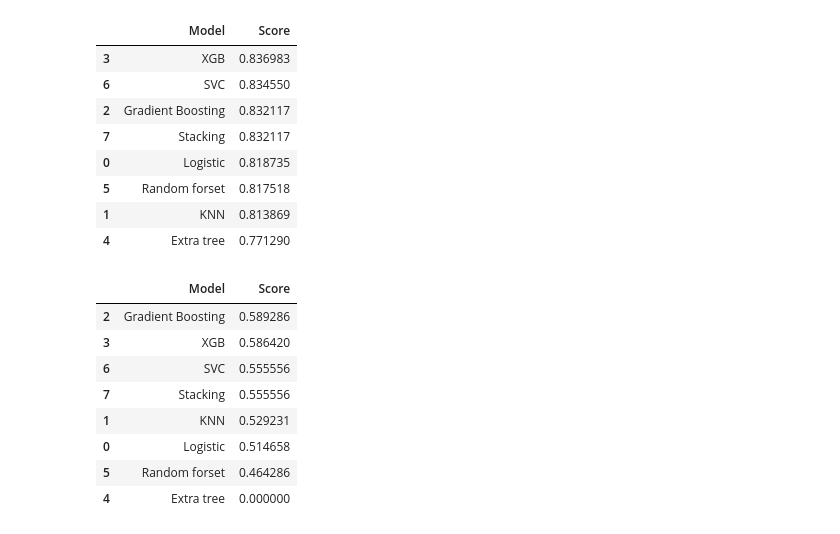
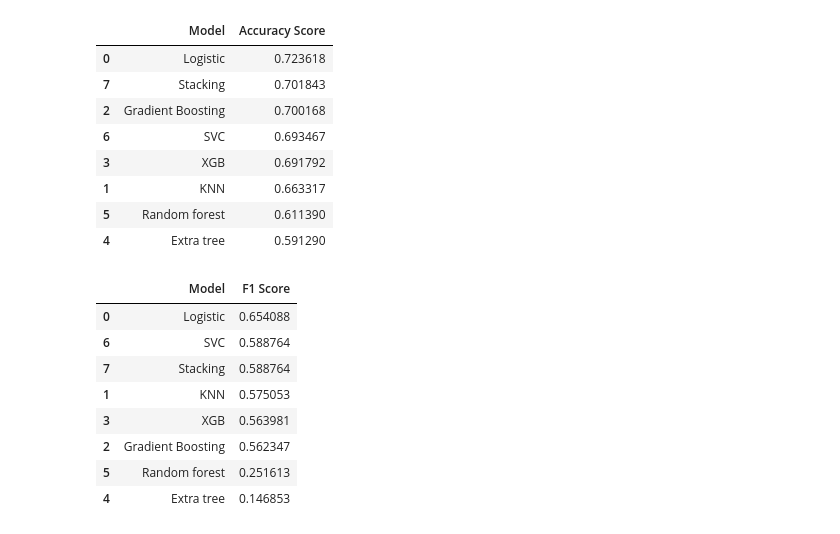
Before and after one commit to gayooncho/portfolio, a Jupyter notebook: project3/0722 _model.ipynb, the cells around one changed output. Cells and saved outputs as stored; diff of their text form; code cells hidden in the pictures.

```diff
--- a/project3/0722 _model.ipynb
+++ b/project3/0722 _model.ipynb
@@ -55,0 +58,15 @@ Name: 실효습도, Length: 2738, dtype: float64
+# %%
+# 무강수 일수?
+day = 0
+# weather.loc[i, '실효습도']
+
+for i in range(len(weather)):
+    rain = weather.loc[i, '일강수량']
+    if rain > 0:
+        day = 0
+        weather.loc[i, '무강수 일수'] = day
+    else:
+        day = day + 1
+        weather.loc[i, '무강수 일수'] = day
+
+# weather.loc[5, '일강수량']
@@ -55,0 +75,5 @@ Name: 실효습도, Length: 2738, dtype: float64
+# %%
+weather['관측일'] =  (weather['관측일']).astype('str')
+weather['발생월'] = weather['관측일'].str[4:6]
+weather['발생월'] = weather['발생월'].astype('int')
+weather = weather[(weather['발생월'] > 1) & (weather['발생월'] < 6)]   # 2, 3, 4, 5
@@ -118,0 +138,6 @@ weather_model = weather_model.fillna(method = 'ffill')
+# %%
+# weather.drop(['발생장소_시도', '관측일', '무강수 일수'], axis=1, inplace = True)
+
+# weather = weather[['산불발생여부', '일최고기온', '일최고수증기압', '일최대풍속풍향', '일최소상대습도', '일최저수증기압', '일평균상대습도', '일평균수증기압', '일평균전운량', '일합계일사량', '최다운량']]
+# weather = weather[['산불발생여부', '일최저현지기압', '일평균상대습도', '일최소상대습도', '일최대풍속', '일최대풍속풍향', '일최대순간풍속', '일최대순간풍속풍향', '일평균전운량', '최다운량', '실효습도', '일최소실효습도']]
+weather = weather[['산불발생여부', '일최고기온', '일최저수증기압', '일최대풍속', '일최대순간풍속', '일강수량', '일강수량', '일평균전운량']]
@@ -119,5 +150,5 @@ weather_model = weather_model.fillna(method = 'ffill')
 # %%
 # y에 산불 발생 유무, x에 변수
-y_data = weather_model[['산불발생여부']]
-x_data = weather_model.copy()
+y_data = weather[['산불발생여부']]
+x_data = weather.copy()
 del x_data['산불발생여부']
@@ -366,7 +417,7 @@ models = [logisticModel,
 # %%
 models = pd.DataFrame({
-    'Model' : ['Logistic', 'KNN', 'Gradient Boosting', 'XGB', 'Extra tree', 'Random forset', 'SVC', 'Stacking'],
-    'Score' : [
+    'Model' : ['Logistic', 'KNN', 'Gradient Boosting', 'XGB', 'Extra tree', 'Random forest', 'SVC', 'Stacking'],
+    'Accuracy Score' : [
         logisticModel_acc,
         KnnModel_acc,
         GBModel_acc,
@@ -376,41 +427,41 @@ models = pd.DataFrame({
         svc_acc,
         StackModel_acc]})
 
-models.sort_values(by= 'Score', ascending = False)
+models.sort_values(by= 'Accuracy Score', ascending = False)
 # %% [output]
-|  | Model | Score |
-| 3 | XGB | 0.836983 |
-| 6 | SVC | 0.834550 |
-| 2 | Gradient Boosting | 0.832117 |
-| 7 | Stacking | 0.832117 |
-| 0 | Logistic | 0.818735 |
-| 5 | Random forset | 0.817518 |
-| 1 | KNN | 0.813869 |
-| 4 | Extra tree | 0.771290 |
+|  | Model | Accuracy Score |
+| 0 | Logistic | 0.723618 |
+| 7 | Stacking | 0.701843 |
+| 2 | Gradient Boosting | 0.700168 |
+| 6 | SVC | 0.693467 |
+| 3 | XGB | 0.691792 |
+| 1 | KNN | 0.663317 |
+| 5 | Random forest | 0.611390 |
+| 4 | Extra tree | 0.591290 |
 # %%
 models = pd.DataFrame({
-    'Model' : ['Logistic', 'KNN', 'Gradient Boosting', 'XGB', 'Extra tree', 'Random forset', 'SVC', 'Stacking'],
-    'Score' : [
+    'Model' : ['Logistic', 'KNN', 'Gradient Boosting', 'XGB', 'Extra tree', 'Random forest', 'SVC', 'Stacking'],
+    'F1 Score' : [
         logisticModel_f1,
         KnnModel_f1,
         GBModel_f1,
         XGBMode1_f1,
         ETModel_f1,
         RanModel_f1,
         svc_f1,
         StackModel_f1]})
 
-models.sort_values(by= 'Score', ascending = False)
+models.sort_values(by= 'F1 Score', ascending = False)
 # %% [output]
-|  | Model | Score |
-| 2 | Gradient Boosting | 0.589286 |
-| 3 | XGB | 0.586420 |
-| 6 | SVC | 0.555556 |
-| 7 | Stacking | 0.555556 |
-| 1 | KNN | 0.529231 |
-| 0 | Logistic | 0.514658 |
-| 5 | Random forset | 0.464286 |
-| 4 | Extra tree | 0.000000 |
+|  | Model | F1 Score |
+| 0 | Logistic | 0.654088 |
+| 6 | SVC | 0.588764 |
+| 7 | Stacking | 0.588764 |
+| 1 | KNN | 0.575053 |
+| 3 | XGB | 0.563981 |
+| 2 | Gradient Boosting | 0.562347 |
+| 5 | Random forest | 0.251613 |
+| 4 | Extra tree | 0.146853 |
 # %%
 # from sklearn.metrics import roc_curve, accuracy_score
 # # x_test에 대한 예측확률
```
Also changed, not shown: parts of 17 cells of this notebook, 1 other file.
